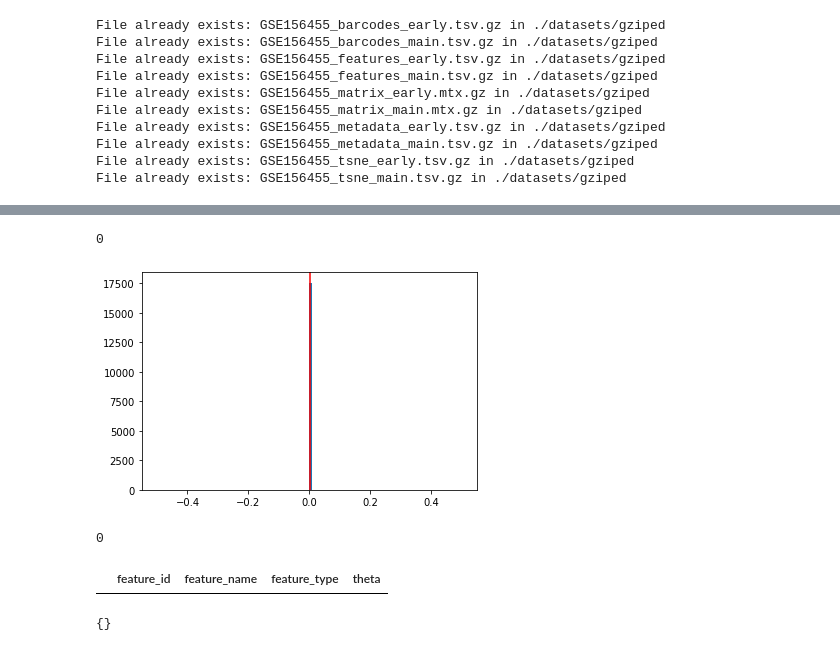
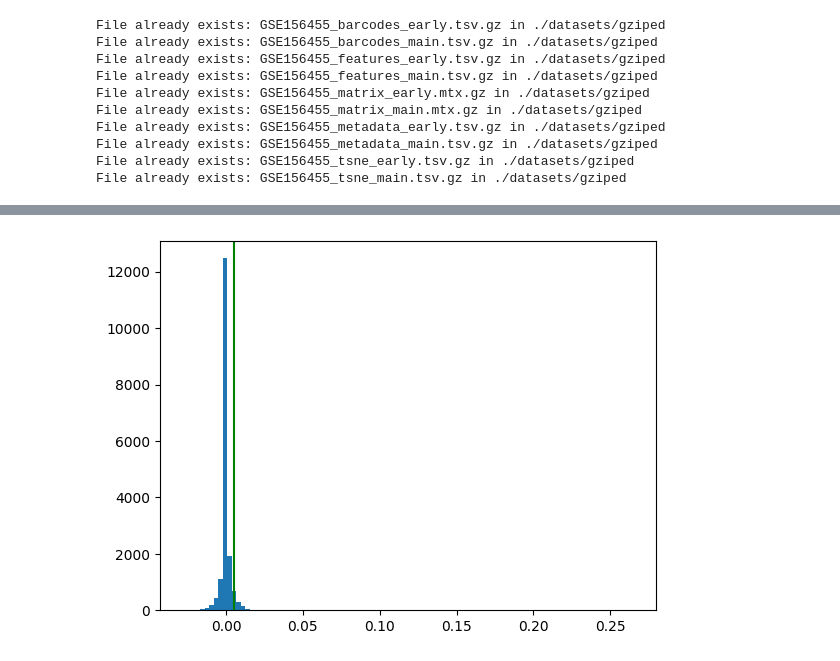
Before and after one commit to FujishigeTemma/GSE156455, a Jupyter notebook: coexpression.ipynb, the cells around one changed output, grey strips where cells are left out. Saved outputs shown, nothing was run; the diff lists cells and outputs as text; code cells hidden in the pictures.

```diff
--- a/coexpression.ipynb
+++ b/coexpression.ipynb
@@ -220,25 +187,37 @@ def linear_regression(filtered_cell_ids: List[str], target_feature_id: str):
-# %%
-meta = metadata_df.set_index("barcode")
-# %%
-# filtered_cell_ids = [cell_id for cell_id in cell_ids if re.match("L\d", meta.loc[cell_id]["type"])]
-filtered_cell_ids = [cell_id for cell_id in cell_ids if meta.loc[cell_id]["type"] == "R7" or meta.loc[cell_id]["type"] == "R8"]
-theta, y_mean = linear_regression(filtered_cell_ids, target_feature_id)
+# %%
+def linear_regression(X: np.ndarray, y: np.ndarray):
+  return np.linalg.pinv(X) @ y
+# %%
+def calc_theta(c: ListConfig):
+  expressions = data[feature_df['feature_name'] == c.target_feature].astype(np.double)[0]
+
+  threshold = np.percentile(expressions, 100 - c.expression_percentile)
+
+  cell_filter = expressions > threshold
+  if len(c.target_cell_types) != 0:
+    cell_filter &= metadata_df['type'].isin(c.target_cell_types)
+  if len(c.target_times) !=0:
+    cell_filter &= metadata_df['time'].isin(c.target_times)
+
+  X = data[:, cell_filter].T
+  y = expressions[cell_filter]
+
+  return linear_regression(X, y)
 # %%
-threshold_of_weight = 0.001
+def show_corelation_bar_plot(c: ListConfig):
+  fig = plt.figure()
+  ax = fig.add_subplot(111)
 
-print(len(theta[theta > threshold_of_weight]))
+  theta = calc_theta(c)
 
-fig = plt.figure()
-ax = fig.add_subplot(111)
-K = 100
-ax.hist(theta, bins=K)
-ax.vlines(threshold_of_weight, 0, 1, colors='r', transform=ax.get_xaxis_transform());
+  # K = int(1 + np.log2(len(theta)))
+  K = 100
+
+  threshold = np.percentile(theta, 100 - c.theta_percentile)
+
+  ax.hist(theta, bins=K)
+  ax.vlines(threshold, 0, 1, colors=['green'], transform=ax.get_xaxis_transform())
+
+show_corelation_bar_plot(ListConfig())
 # %% [output]
-0
-[figure, old version]
+[figure, new version]
-# %%
-features = feature_by_cell[filtered_cell_ids].drop(target_feature_id, axis=0).index
-feature_ids = np.array(features[theta > threshold_of_weight]) #type: ignore
-len(feature_ids)
-# %% [output]
-0
@@ -247,12 +223,0 @@ for_join = pd.DataFrame({"feature_id": features, "theta": theta})
-# %%
-feature_df_with_theta = feature_df.join(for_join.set_index("feature_id"), on="feature_id")
-coexpressed_genes = feature_df_with_theta[feature_df_with_theta['feature_id'].isin(feature_ids)].sort_values(by='theta', ascending=False).head(50)
-coexpressed_genes.to_csv(f"{target_feature_name}.csv")
-coexpressed_genes
-# %% [output]
-|  | feature_id | feature_name | feature_type | theta |
-# %%
-coexpressed_genes_dict = dict(zip(coexpressed_genes["feature_id"], coexpressed_genes["feature_name"]))
-coexpressed_genes_dict
-# %% [output]
-{}
```
Also changed, not shown: parts of 29 cells of this notebook, 5 other files.
